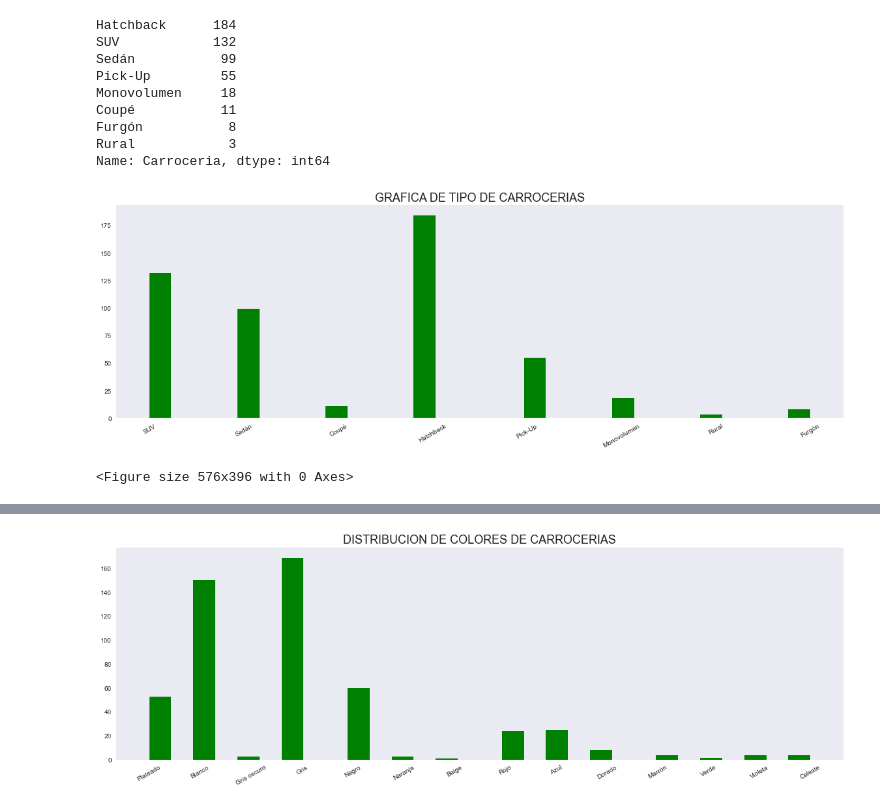
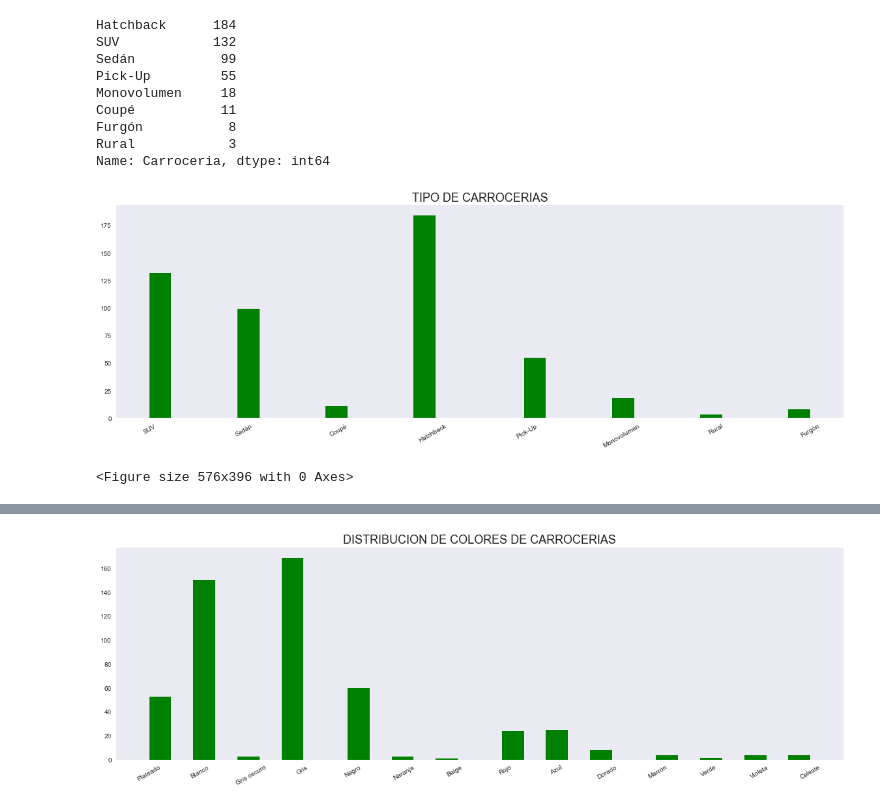
Before and after one commit to NestorDiazDataSC/Analisis_de_Datos, a Jupyter notebook: Argentina_Cars/argentina_cars.ipynb, the cells around one changed output, grey strips where cells are left out. Drawn from its saved outputs; the diff is of its cells as text; code cells hidden in the pictures.

```diff
--- a/Argentina_Cars/argentina_cars.ipynb
+++ b/Argentina_Cars/argentina_cars.ipynb
@@ -223,17 +225,17 @@ Rural            3
 Name: Carroceria, dtype: int64
 # %%
 df['Carroceria'].hist(bins=30, color='green') # Vemos graficamente su distribución
-plt.title('GRAFICA DE TIPO DE CARROCERIAS', fontsize=18)
+plt.title('TIPO DE CARROCERIAS', fontsize=18)
 plt.grid(False)
 
 plt.gcf().set_size_inches(20, 6)  # Tamaño de la figura (ancho, alto)
 plt.style.use('seaborn')  # Cambiar un estilo predefinido de fondo(como 'ggplot', 'seaborn', etc.)
 plt.xticks(rotation=30) # Para rotar las etiquetas del eje X porque si no se superponen unas con otras.
 
 plt.show()
 plt.clf()
 # %% [output]
-[figure, old version]
+[figure, new version]
 <Figure size 576x396 with 0 Axes>
 # %%
 df.Color.value_counts()
```
Also changed, not shown: parts of 18 cells of this notebook.
